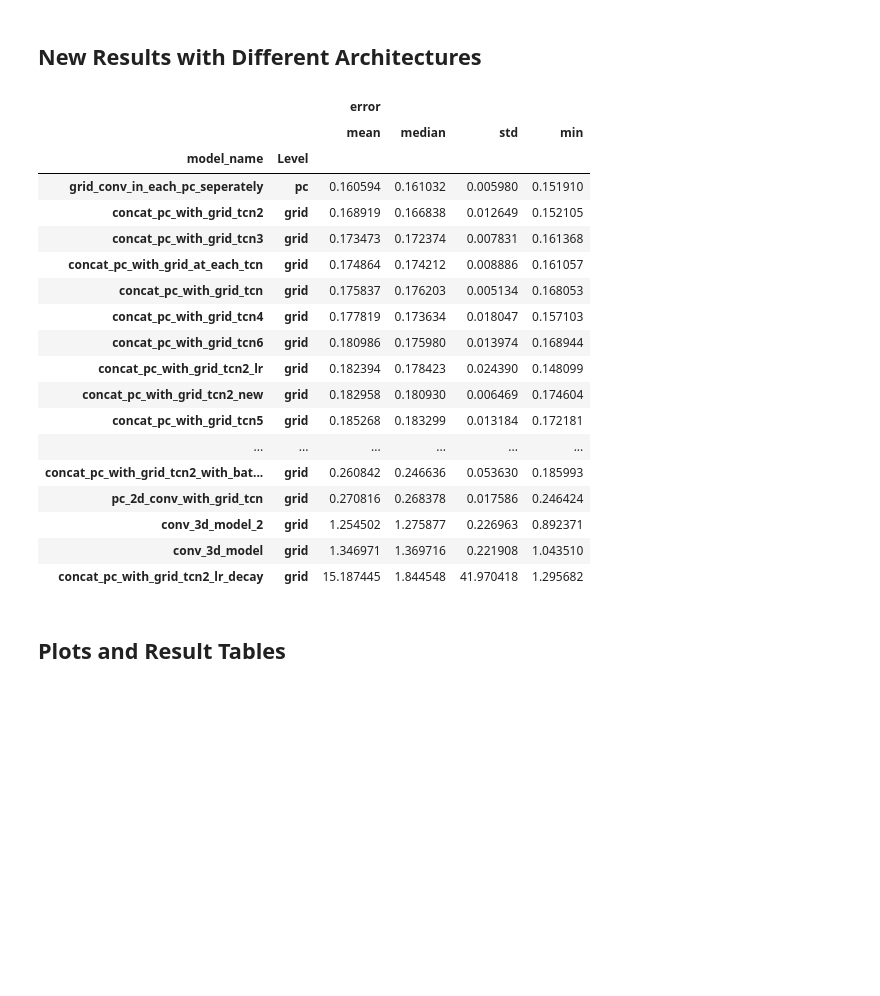
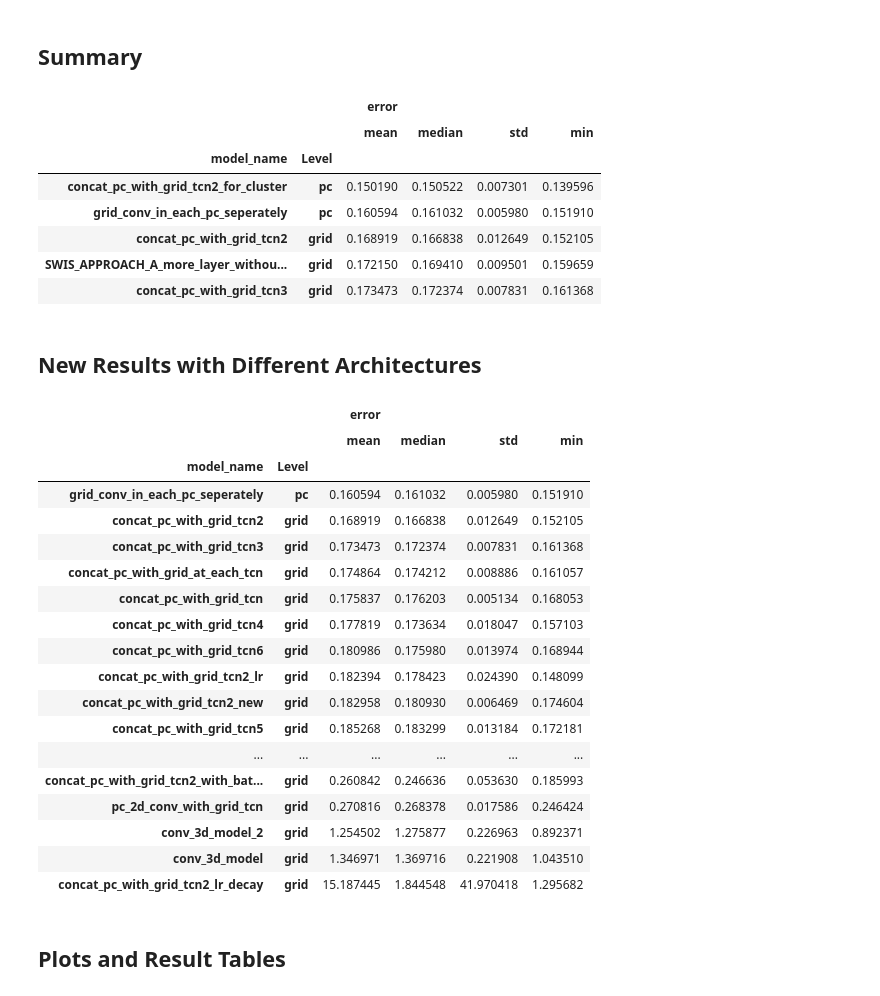
Before and after one commit to ManeeshaPerera/HTCNN-Forecasting, a Jupyter notebook: notebooks/swis_random_sample_results.ipynb, the cells around one changed output. Saved outputs shown, nothing was run; the diff lists cells and outputs as text; code cells hidden in the pictures; blank space fills up the shorter version.

Commit message:
approach A with clustering

```diff
--- a/notebooks/swis_random_sample_results.ipynb
+++ b/notebooks/swis_random_sample_results.ipynb
@@ -2,34 +2,51 @@
 import random
 import seaborn as sns
 import pandas as pd
-# %% [markdown]
-## New Results with Different Architectures
-# %%
-errors = pd.read_csv('../swis_combined_nn_results/all_errors_new.csv', index_col=0)
-
-errors = errors.groupby(['model_name','Level']).agg({'error': ['mean', 'median', 'std', 'min']})
-
-errors.sort_values(by =('error', 'mean'))
-# %% [output]
-|  |  | error |  |  |  |
-|  |  | mean | median | std | min |
-| model_name | Level |  |  |  |  |
-| grid_conv_in_each_pc_seperately | pc | 0.160594 | 0.161032 | 0.005980 | 0.151910 |
-| concat_pc_with_grid_tcn2 | grid | 0.168919 | 0.166838 | 0.012649 | 0.152105 |
-| concat_pc_with_grid_tcn3 | grid | 0.173473 | 0.172374 | 0.007831 | 0.161368 |
-| concat_pc_with_grid_at_each_tcn | grid | 0.174864 | 0.174212 | 0.008886 | 0.161057 |
-| concat_pc_with_grid_tcn | grid | 0.175837 | 0.176203 | 0.005134 | 0.168053 |
-| concat_pc_with_grid_tcn4 | grid | 0.177819 | 0.173634 | 0.018047 | 0.157103 |
-| concat_pc_with_grid_tcn6 | grid | 0.180986 | 0.175980 | 0.013974 | 0.168944 |
-| concat_pc_with_grid_tcn2_lr | grid | 0.182394 | 0.178423 | 0.024390 | 0.148099 |
-| concat_pc_with_grid_tcn2_new | grid | 0.182958 | 0.180930 | 0.006469 | 0.174604 |
-| concat_pc_with_grid_tcn5 | grid | 0.185268 | 0.183299 | 0.013184 | 0.172181 |
-| ... | ... | ... | ... | ... | ... |
-| concat_pc_with_grid_tcn2_with_bat... | grid | 0.260842 | 0.246636 | 0.053630 | 0.185993 |
-| pc_2d_conv_with_grid_tcn | grid | 0.270816 | 0.268378 | 0.017586 | 0.246424 |
-| conv_3d_model_2 | grid | 1.254502 | 1.275877 | 0.226963 | 0.892371 |
-| conv_3d_model | grid | 1.346971 | 1.369716 | 0.221908 | 1.043510 |
-| concat_pc_with_grid_tcn2_lr_decay | grid | 15.187445 | 1.844548 | 41.970418 | 1.295682 |
+# %% [markdown]
+## Summary
+# %%
+errors = pd.read_csv('../swis_combined_nn_results/all_fc_errors.csv', index_col=0)
+
+errors = errors.groupby(['model_name','Level']).agg({'error': ['mean', 'median', 'std', 'min']})
+
+errors.sort_values(by =('error', 'mean'))
+# %% [output]
+|  |  | error |  |  |  |
+|  |  | mean | median | std | min |
+| model_name | Level |  |  |  |  |
+| concat_pc_with_grid_tcn2_for_cluster | pc | 0.150190 | 0.150522 | 0.007301 | 0.139596 |
+| grid_conv_in_each_pc_seperately | pc | 0.160594 | 0.161032 | 0.005980 | 0.151910 |
+| concat_pc_with_grid_tcn2 | grid | 0.168919 | 0.166838 | 0.012649 | 0.152105 |
+| SWIS_APPROACH_A_more_layer_withou... | grid | 0.172150 | 0.169410 | 0.009501 | 0.159659 |
+| concat_pc_with_grid_tcn3 | grid | 0.173473 | 0.172374 | 0.007831 | 0.161368 |
+# %% [markdown]
+## New Results with Different Architectures
+# %%
+errors = pd.read_csv('../swis_combined_nn_results/all_errors_new.csv', index_col=0)
+
+errors = errors.groupby(['model_name','Level']).agg({'error': ['mean', 'median', 'std', 'min']})
+
+errors.sort_values(by =('error', 'mean'))
+# %% [output]
+|  |  | error |  |  |  |
+|  |  | mean | median | std | min |
+| model_name | Level |  |  |  |  |
+| grid_conv_in_each_pc_seperately | pc | 0.160594 | 0.161032 | 0.005980 | 0.151910 |
+| concat_pc_with_grid_tcn2 | grid | 0.168919 | 0.166838 | 0.012649 | 0.152105 |
+| concat_pc_with_grid_tcn3 | grid | 0.173473 | 0.172374 | 0.007831 | 0.161368 |
+| concat_pc_with_grid_at_each_tcn | grid | 0.174864 | 0.174212 | 0.008886 | 0.161057 |
+| concat_pc_with_grid_tcn | grid | 0.175837 | 0.176203 | 0.005134 | 0.168053 |
+| concat_pc_with_grid_tcn4 | grid | 0.177819 | 0.173634 | 0.018047 | 0.157103 |
+| concat_pc_with_grid_tcn6 | grid | 0.180986 | 0.175980 | 0.013974 | 0.168944 |
+| concat_pc_with_grid_tcn2_lr | grid | 0.182394 | 0.178423 | 0.024390 | 0.148099 |
+| concat_pc_with_grid_tcn2_new | grid | 0.182958 | 0.180930 | 0.006469 | 0.174604 |
+| concat_pc_with_grid_tcn5 | grid | 0.185268 | 0.183299 | 0.013184 | 0.172181 |
+| ... | ... | ... | ... | ... | ... |
+| concat_pc_with_grid_tcn2_with_bat... | grid | 0.260842 | 0.246636 | 0.053630 | 0.185993 |
+| pc_2d_conv_with_grid_tcn | grid | 0.270816 | 0.268378 | 0.017586 | 0.246424 |
+| conv_3d_model_2 | grid | 1.254502 | 1.275877 | 0.226963 | 0.892371 |
+| conv_3d_model | grid | 1.346971 | 1.369716 | 0.221908 | 1.043510 |
+| concat_pc_with_grid_tcn2_lr_decay | grid | 15.187445 | 1.844548 | 41.970418 | 1.295682 |
 # %% [markdown]
 ## Plots and Result Tables
 # %%
```
Also changed, not shown: 3 other files.
